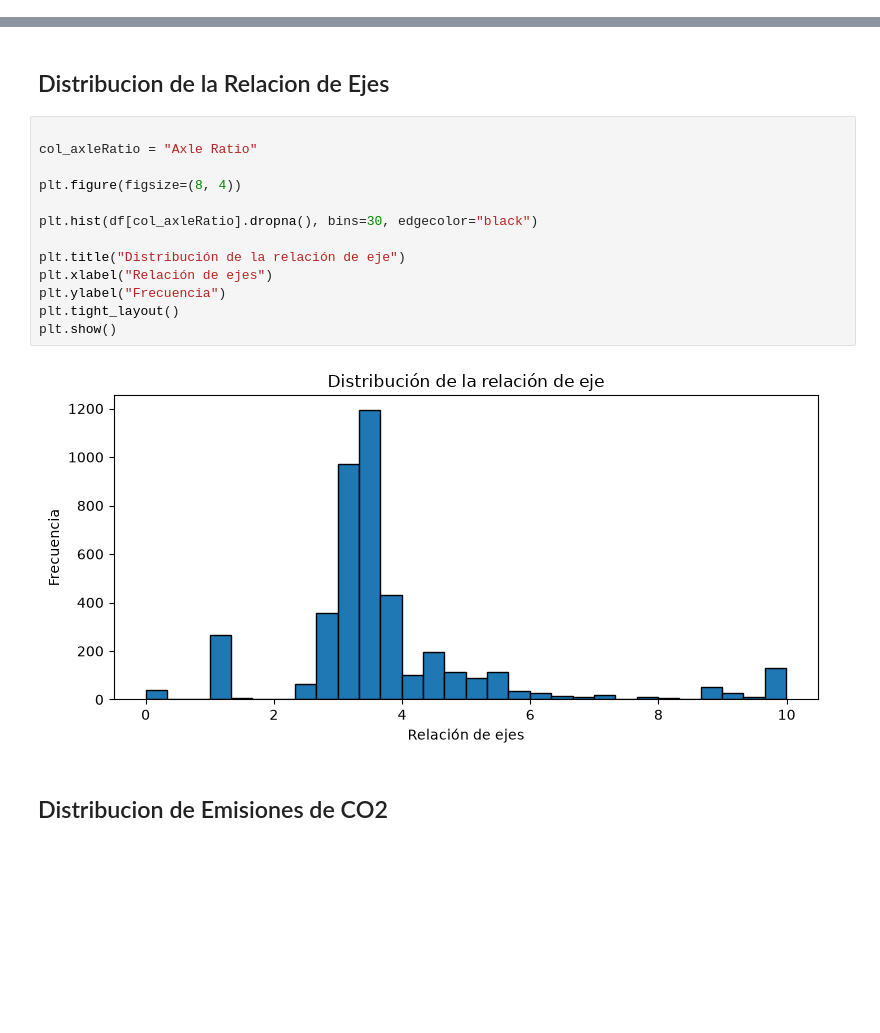
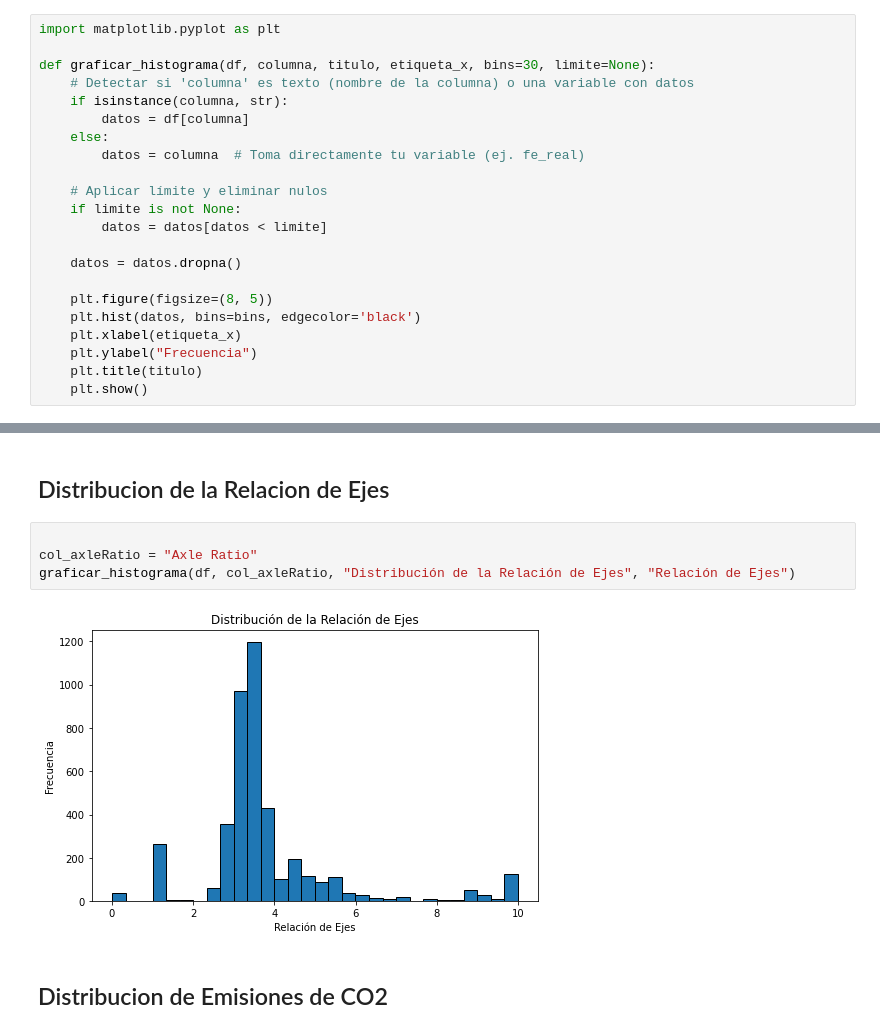
Before and after one commit to abiordorica13/TPEFUNDAMENTOS, a Jupyter notebook: Untitled-1.ipynb, the cells around one changed output, grey strips where cells are left out. Drawn from its saved outputs; the diff is of its cells as text; blank space fills up the shorter version.

```diff
--- a/Untitled-1.ipynb
+++ b/Untitled-1.ipynb
@@ -31,3 +26,25 @@ Note: you may need to restart the kernel to use updated packages.
 # %%
 import pandas as pd
 import matplotlib.pyplot as plt
+# %%
+import matplotlib.pyplot as plt
+
+def graficar_histograma(df, columna, titulo, etiqueta_x, bins=30, limite=None):
+    # Detectar si 'columna' es texto (nombre de la columna) o una variable con datos
+    if isinstance(columna, str):
+        datos = df[columna]
+    else:
+        datos = columna  # Toma directamente tu variable (ej. fe_real)
+
+    # Aplicar límite y eliminar nulos
+    if limite is not None:
+        datos = datos[datos < limite]
+
+    datos = datos.dropna()
+
+    plt.figure(figsize=(8, 5))
+    plt.hist(datos, bins=bins, edgecolor='black')
+    plt.xlabel(etiqueta_x)
+    plt.ylabel("Frecuencia")
+    plt.title(titulo)
+    plt.show()
@@ -276,18 +227,9 @@ plt.show()
 # %%
 
 col_axleRatio = "Axle Ratio"
-
-plt.figure(figsize=(8, 4))
-
-plt.hist(df[col_axleRatio].dropna(), bins=30, edgecolor="black")
-
-plt.title("Distribución de la relación de eje")
-plt.xlabel("Relación de ejes")
-plt.ylabel("Frecuencia")
-plt.tight_layout()
-plt.show()
+graficar_histograma(df, col_axleRatio, "Distribución de la Relación de Ejes", "Relación de Ejes")
 # %% [output]
-[figure, old version]
+[figure, new version]
 # %% [markdown]
 ## Distribucion de Emisiones de CO2
 # %%
```
Also changed, not shown: parts of 20 cells of this notebook.
